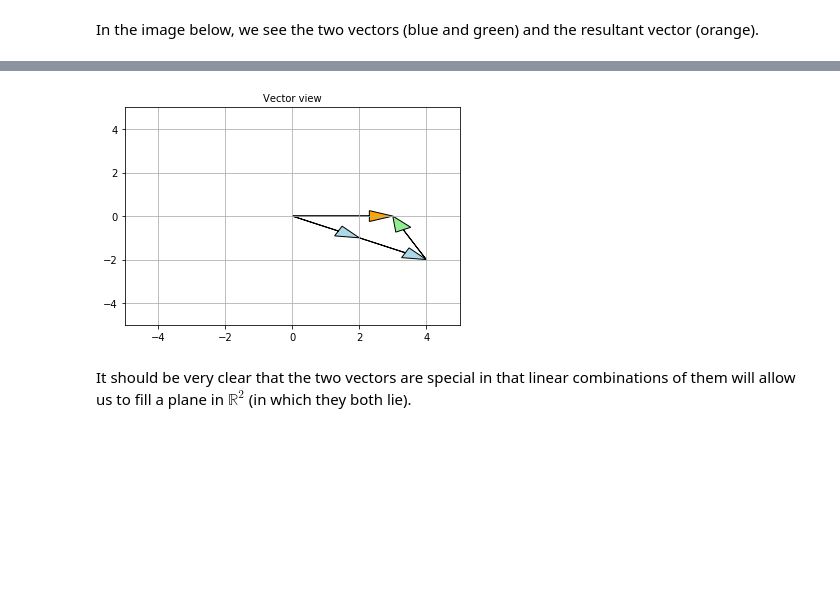
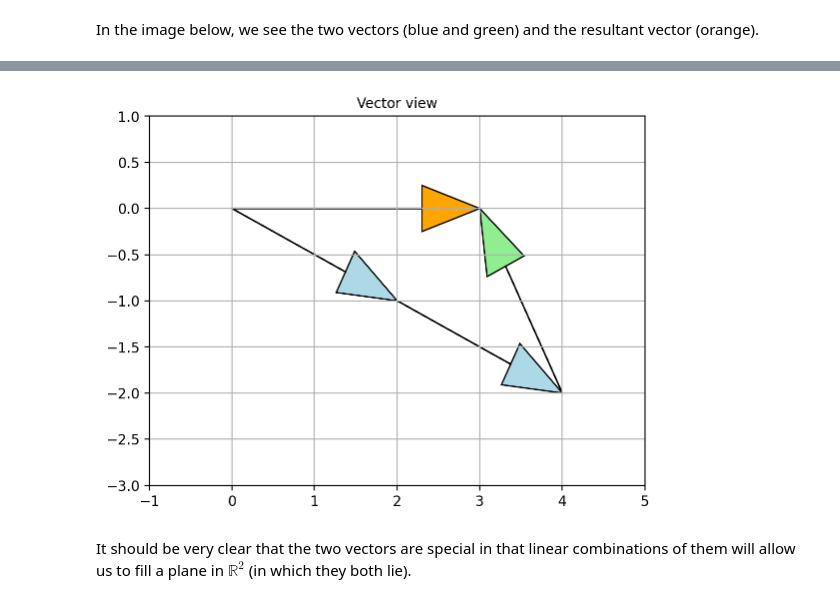
Before and after one commit to juanklopper/MIT_OCW_Linear_Algebra_18_06, a Jupyter notebook: 04_Lecture_I_01_Geometric_view_of_linear_algebra.ipynb, the cells around one changed output, grey strips where cells are left out. Drawn from its saved outputs; the diff is of its cells as text; code cells hidden in the pictures; blank space fills up the shorter version.

```diff
--- a/04_Lecture_I_01_Geometric_view_of_linear_algebra.ipynb
+++ b/04_Lecture_I_01_Geometric_view_of_linear_algebra.ipynb
@@ -207,36 +250,36 @@ ax.arrow(0.0, 0.0, 2.0, -1.0,
          head_length=0.7,
          fc='lightblue',
          ec='black')
 ax.arrow(2.0, -1.0, 2.0, -1.0,
         length_includes_head=True,
         head_width=0.5,
          head_length=0.7,
          fc='lightblue',
          ec='black')
 
 ax.arrow(4.0, -2.0, -1.0, 2.0,
         length_includes_head=True,
         head_width=0.5,
         head_length=0.7,
         fc='lightgreen',
         ec='black')
 ax.arrow(0.0, 0.0, 3.0, 0.0,
         length_includes_head=True,
         head_width=0.5,
          head_length=0.7,
          fc='orange',
          ec='black')
 
 plt.grid()
 
-plt.xlim(-5,5)
-plt.ylim(-5,5)
+plt.xlim(-1, 5)
+plt.ylim(-3, 1)
 
 plt.title('Vector view',fontsize=10)
 
 plt.show();
 # %% [output]
-[figure, old version]
+[figure, new version]
 # %% [markdown]
 It should be very clear that the two vectors are special in that linear combinations of them will allow us to fill a plane in $\mathbb{R}^{2}$ (in which they both lie).
 # %% [markdown]
```
Also changed, not shown: parts of 45 cells of this notebook, 3 other files.
